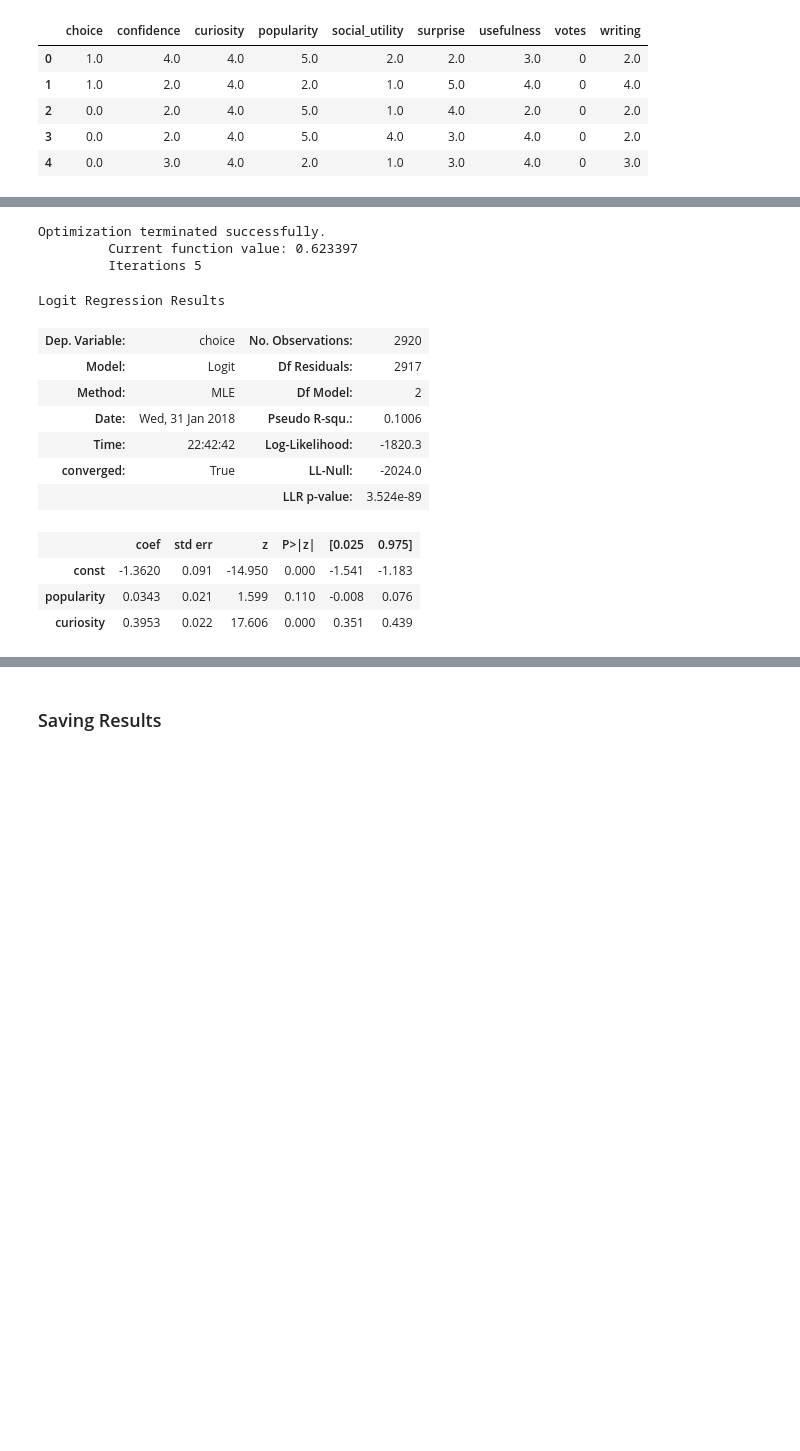
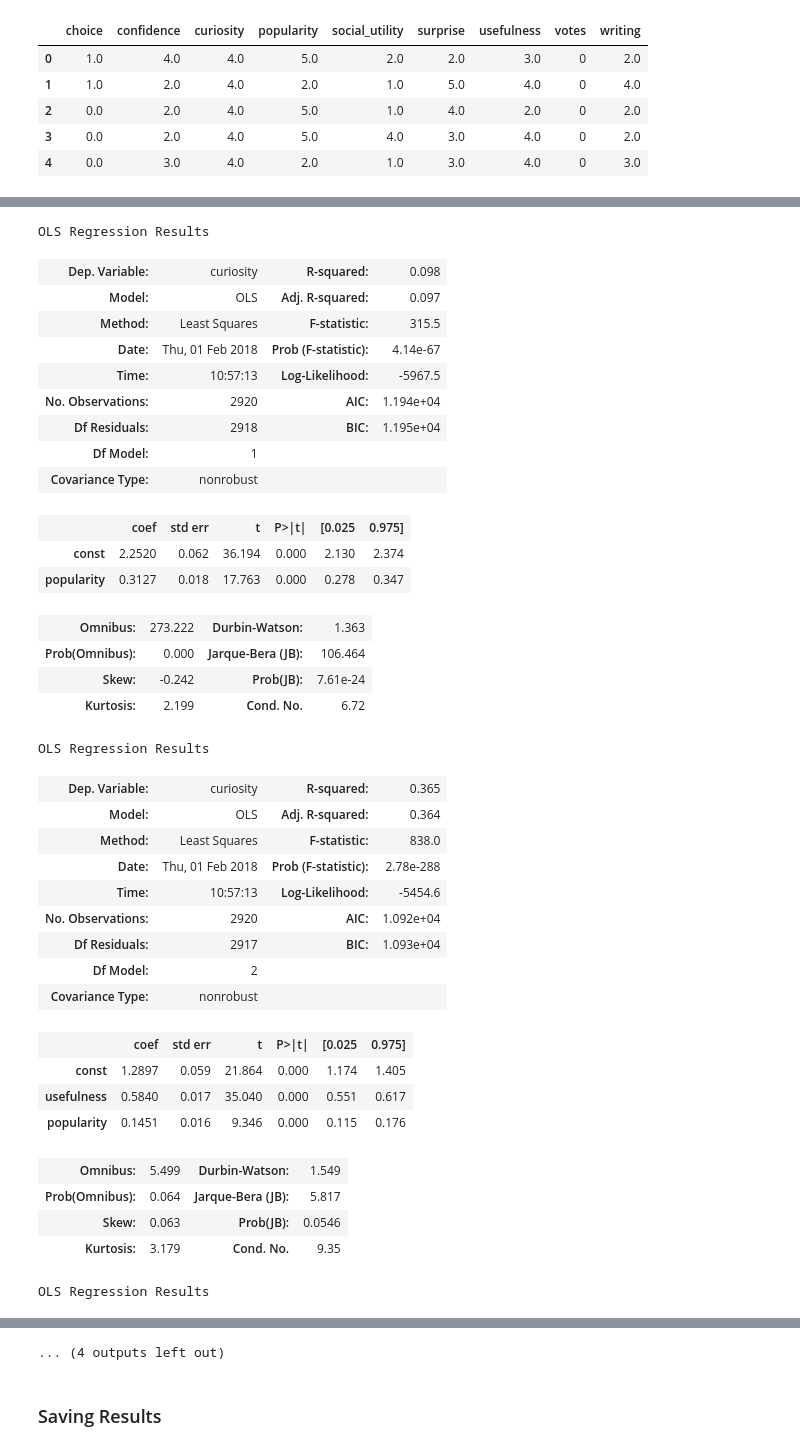
Before and after one commit to hermish/concepts-research, a Jupyter notebook: analysis/5-cogsci-paper/2-experiment-two.ipynb, the cells around one changed output, grey strips where cells are left out. Drawn from its saved outputs; the diff is of its cells as text; code cells hidden in the pictures; blank space fills up the shorter version.

```diff
--- a/analysis/5-cogsci-paper/2-experiment-two.ipynb
+++ b/analysis/5-cogsci-paper/2-experiment-two.ipynb
@@ -294,35 +312,56 @@ Logit Regression Results
-# %%
-# Both
-X = new_data[['popularity', 'curiosity']]
-y = new_data['choice']
-X = sm.add_constant(X)
-
-logit_model = sm.Logit(y, X)
-results = logit_model.fit()
-results.summary()
-# %% [output]
-Optimization terminated successfully.
-         Current function value: 0.623397
-         Iterations 5
-Logit Regression Results
-| Dep. Variable: | choice | No. Observations: | 2920 |
-| Model: | Logit | Df Residuals: | 2917 |
-| Method: | MLE | Df Model: | 2 |
-| Date: | Wed, 31 Jan 2018 | Pseudo R-squ.: | 0.1006 |
-| Time: | 22:42:42 | Log-Likelihood: | -1820.3 |
-| converged: | True | LL-Null: | -2024.0 |
-|  |  | LLR p-value: | 3.524e-89 |
-|  | coef | std err | z | P>|z| | [0.025 | 0.975] |
-| const | -1.3620 | 0.091 | -14.950 | 0.000 | -1.541 | -1.183 |
-| popularity | 0.0343 | 0.021 | 1.599 | 0.110 | -0.008 | 0.076 |
-| curiosity | 0.3953 | 0.022 | 17.606 | 0.000 | 0.351 | 0.439 |
 # %%
-for output in all_predictors:
-    X = new_data['popularity']
-    y = new_data[output]
+# Mediation of curiosity
+y = new_data['curiosity']
+X = new_data['popularity']
+X = sm.add_constant(X)
+
+linear_model = sm.OLS(y, X)
+results = linear_model.fit()
+predictions = results.predict(X)
+display(results.summary())
+
+for mechanism in ('usefulness', 'surprise', 'social_utility'):
+    X = new_data[[mechanism, 'popularity']]
     X = sm.add_constant(X)
 
     linear_model = sm.OLS(y, X)
     results = linear_model.fit()
     predictions = results.predict(X)
-    # print(results.summary())
+    display(results.summary())
+# %% [output]
+OLS Regression Results
+| Dep. Variable: | curiosity | R-squared: | 0.098 |
+| Model: | OLS | Adj. R-squared: | 0.097 |
+| Method: | Least Squares | F-statistic: | 315.5 |
+| Date: | Thu, 01 Feb 2018 | Prob (F-statistic): | 4.14e-67 |
+| Time: | 10:57:13 | Log-Likelihood: | -5967.5 |
+| No. Observations: | 2920 | AIC: | 1.194e+04 |
+| Df Residuals: | 2918 | BIC: | 1.195e+04 |
+| Df Model: | 1 |  |  |
+| Covariance Type: | nonrobust |  |  |
+|  | coef | std err | t | P>|t| | [0.025 | 0.975] |
+| const | 2.2520 | 0.062 | 36.194 | 0.000 | 2.130 | 2.374 |
+| popularity | 0.3127 | 0.018 | 17.763 | 0.000 | 0.278 | 0.347 |
+| Omnibus: | 273.222 | Durbin-Watson: | 1.363 |
+| Prob(Omnibus): | 0.000 | Jarque-Bera (JB): | 106.464 |
+| Skew: | -0.242 | Prob(JB): | 7.61e-24 |
+| Kurtosis: | 2.199 | Cond. No. | 6.72 |
+OLS Regression Results
+| Dep. Variable: | curiosity | R-squared: | 0.365 |
+| Model: | OLS | Adj. R-squared: | 0.364 |
+| Method: | Least Squares | F-statistic: | 838.0 |
+| Date: | Thu, 01 Feb 2018 | Prob (F-statistic): | 2.78e-288 |
+| Time: | 10:57:13 | Log-Likelihood: | -5454.6 |
+| No. Observations: | 2920 | AIC: | 1.092e+04 |
+| Df Residuals: | 2917 | BIC: | 1.093e+04 |
+| Df Model: | 2 |  |  |
+| Covariance Type: | nonrobust |  |  |
+|  | coef | std err | t | P>|t| | [0.025 | 0.975] |
+| const | 1.2897 | 0.059 | 21.864 | 0.000 | 1.174 | 1.405 |
+| usefulness | 0.5840 | 0.017 | 35.040 | 0.000 | 0.551 | 0.617 |
+| popularity | 0.1451 | 0.016 | 9.346 | 0.000 | 0.115 | 0.176 |
+| Omnibus: | 5.499 | Durbin-Watson: | 1.549 |
+| Prob(Omnibus): | 0.064 | Jarque-Bera (JB): | 5.817 |
+| Skew: | 0.063 | Prob(JB): | 0.0546 |
+| Kurtosis: | 3.179 | Cond. No. | 9.35 |
+OLS Regression Results
@@ -328,0 +385 @@ for output in all_predictors:
+... (4 outputs left out)
```
Also changed, not shown: parts of 5 cells of this notebook, 5 other files.
